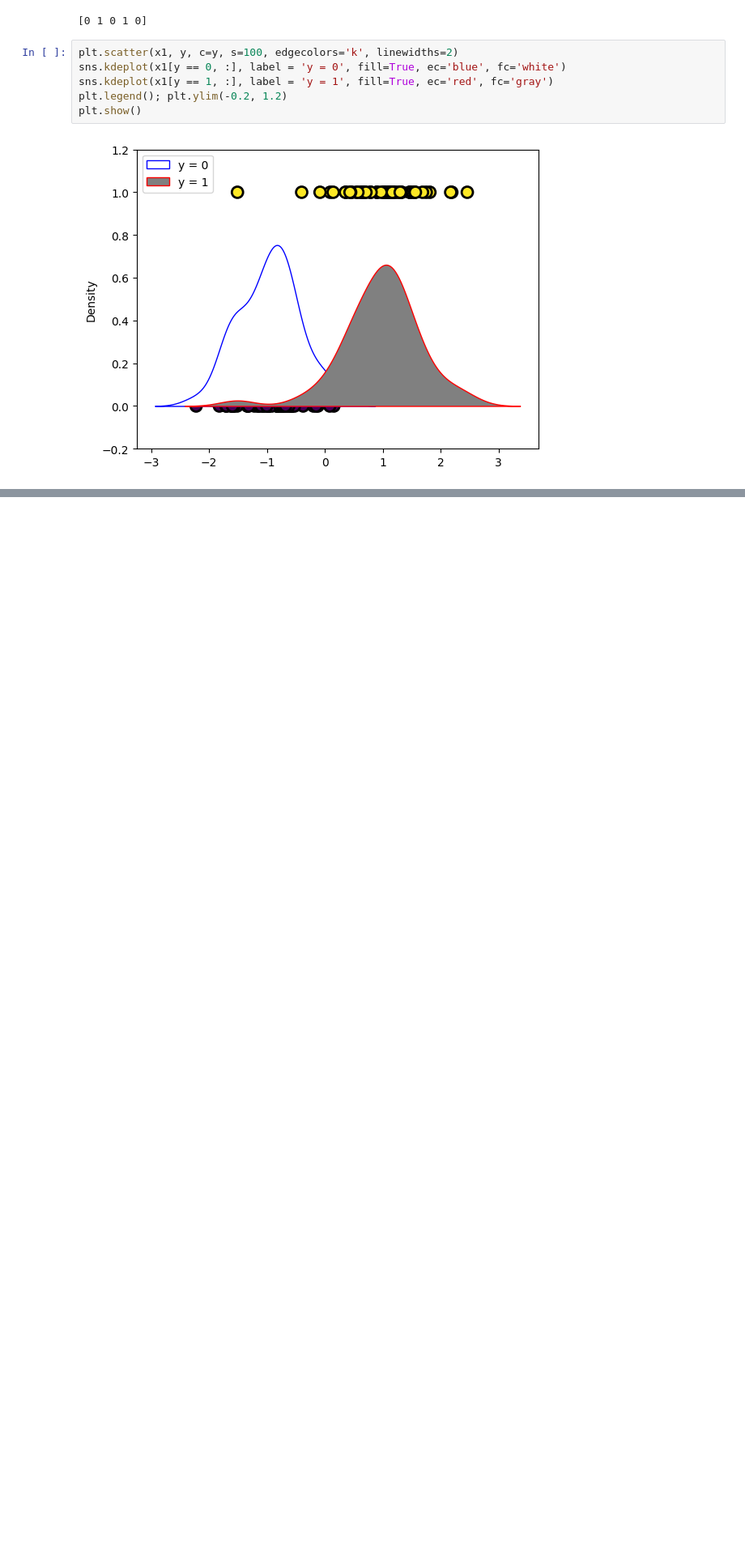
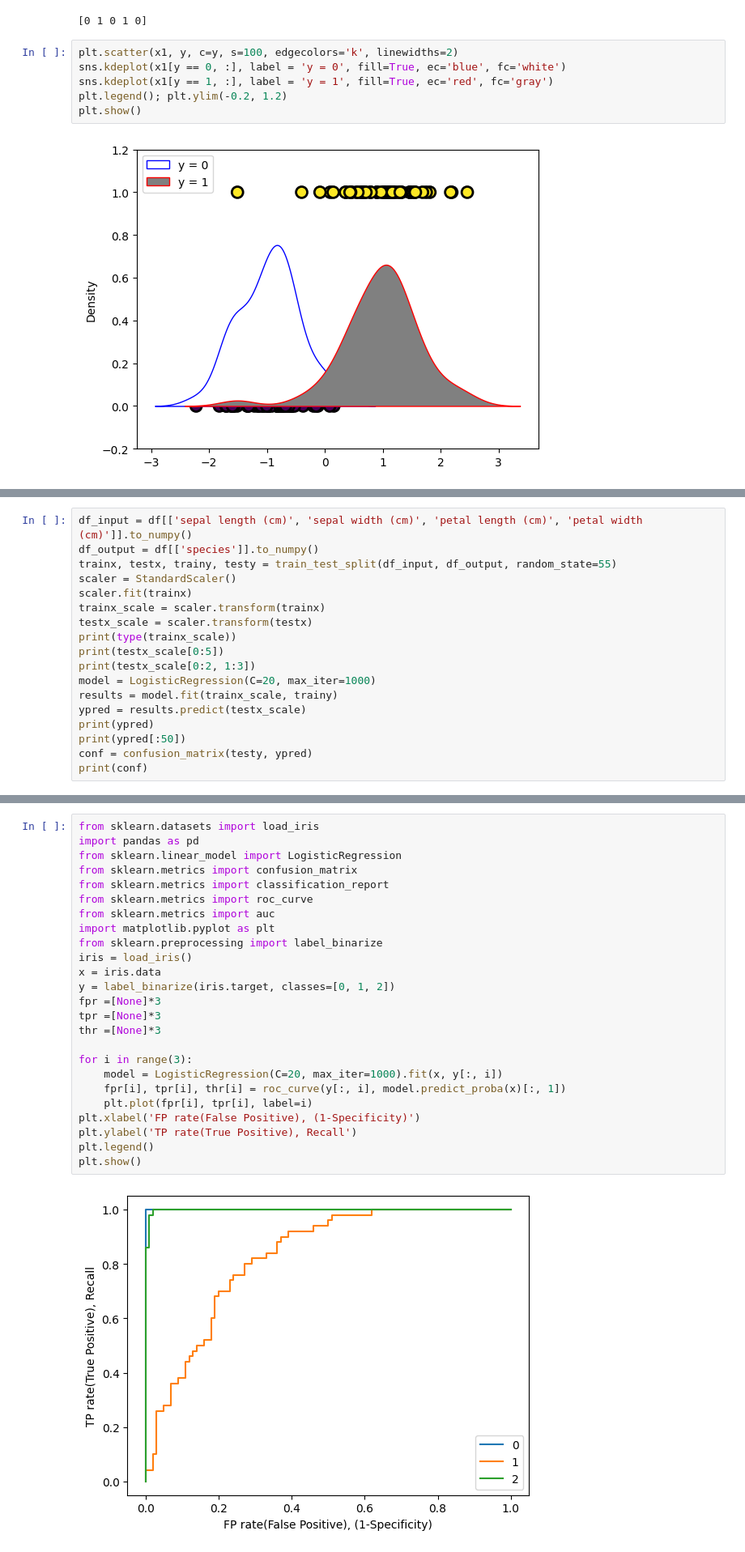
Before and after one commit to HongSeongMo/Bigdata_Analysis_Professional, a Jupyter notebook: 241022.ipynb, the cells around one changed output, grey strips where cells are left out. Shown at 81% size. Cells and saved outputs as stored; diff of their text form; blank space fills up the shorter version.

```diff
--- a/241022.ipynb
+++ b/241022.ipynb
@@ -45,0 +292,18 @@ plt.show()
+# %%
+df_input = df[['sepal length (cm)', 'sepal width (cm)', 'petal length (cm)', 'petal width (cm)']].to_numpy()
+df_output = df[['species']].to_numpy()
+trainx, testx, trainy, testy = train_test_split(df_input, df_output, random_state=55)
+scaler = StandardScaler()
+scaler.fit(trainx)
+trainx_scale = scaler.transform(trainx)
+testx_scale = scaler.transform(testx)
+print(type(trainx_scale))
+print(testx_scale[0:5])
+print(testx_scale[0:2, 1:3])
+model = LogisticRegression(C=20, max_iter=1000)
+results = model.fit(trainx_scale, trainy)
+ypred = results.predict(testx_scale)
+print(ypred)
+print(ypred[:50])
+conf = confusion_matrix(testy, ypred)
+print(conf)
@@ -45,0 +326,27 @@ plt.show()
+# %%
+from sklearn.datasets import load_iris
+import pandas as pd
+from sklearn.linear_model import LogisticRegression
+from sklearn.metrics import confusion_matrix
+from sklearn.metrics import classification_report
+from sklearn.metrics import roc_curve
+from sklearn.metrics import auc
+import matplotlib.pyplot as plt
+from sklearn.preprocessing import label_binarize
+iris = load_iris()
+x = iris.data
+y = label_binarize(iris.target, classes=[0, 1, 2])
+fpr =[None]*3
+tpr =[None]*3
+thr =[None]*3
+
+for i in range(3):
+    model = LogisticRegression(C=20, max_iter=1000).fit(x, y[:, i])
+    fpr[i], tpr[i], thr[i] = roc_curve(y[:, i], model.predict_proba(x)[:, 1])
+    plt.plot(fpr[i], tpr[i], label=i)
+plt.xlabel('FP rate(False Positive), (1-Specificity)')
+plt.ylabel('TP rate(True Positive), Recall')
+plt.legend()
+plt.show()
+# %% [output]
+[figure, added]
```
Also changed, not shown: parts of 54 cells of this notebook.
